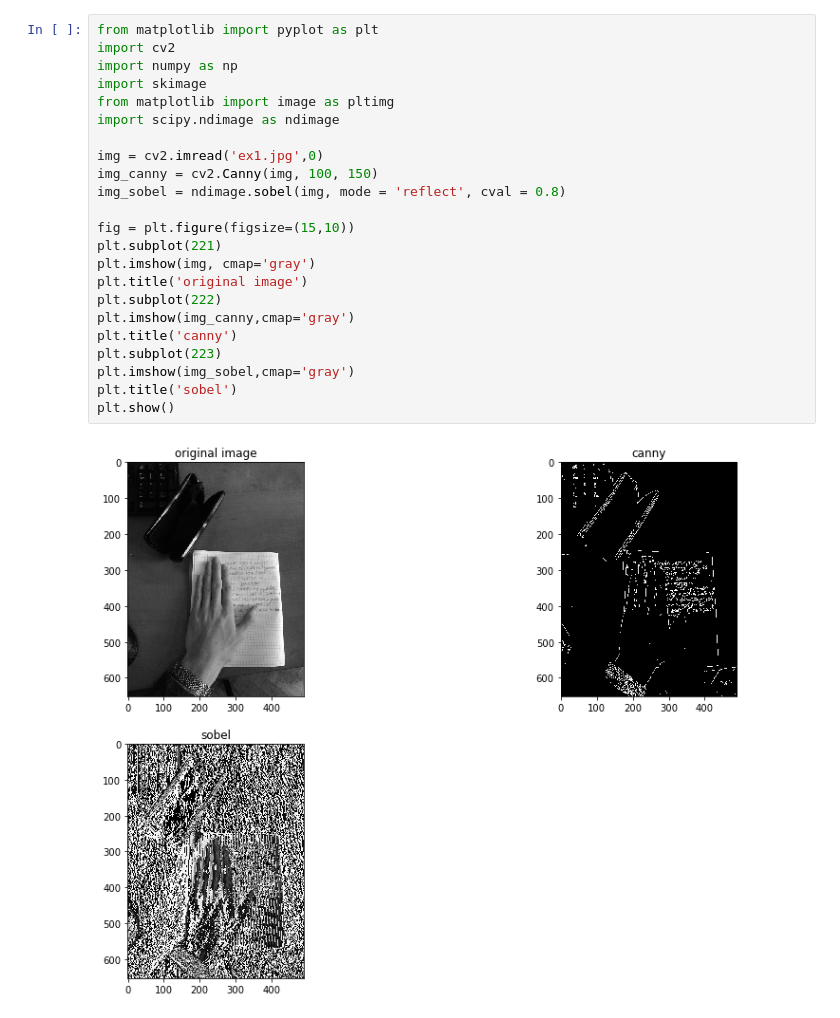
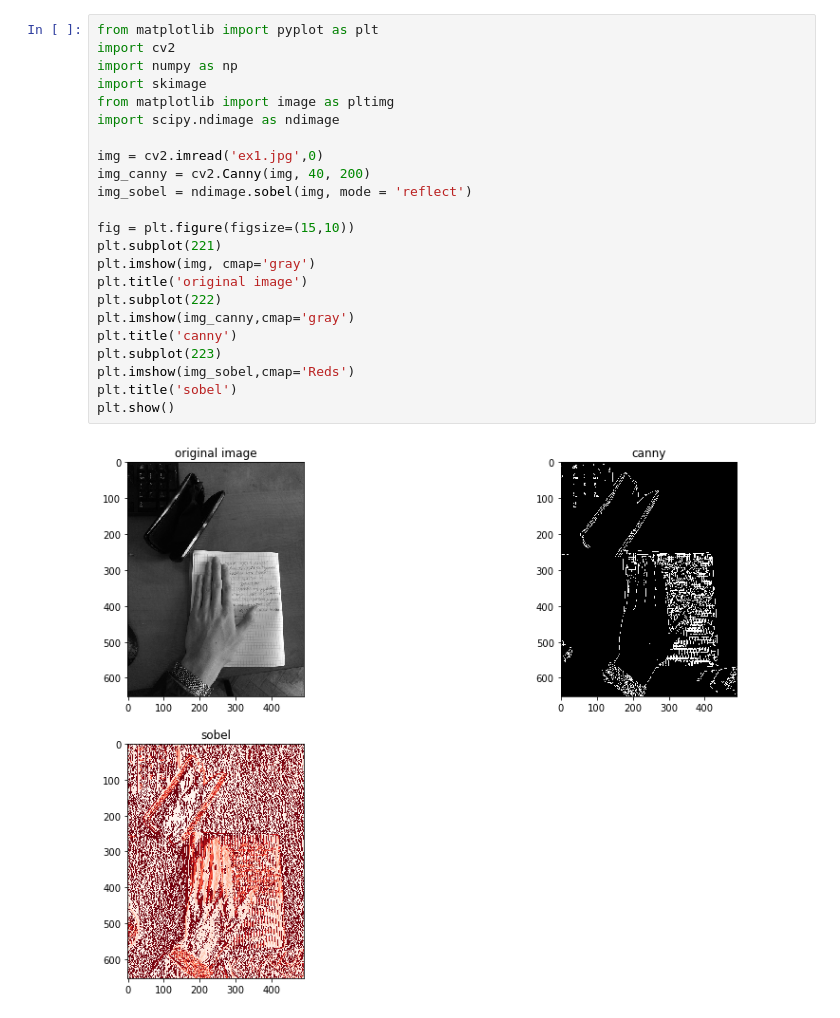
Before and after one commit to BatyrkhanZ/Computer-Vision, a Jupyter notebook: midterm/task 4.ipynb, the cells around one changed output. Cells and saved outputs as stored; diff of their text form.

```diff
--- a/midterm/task 4.ipynb
+++ b/midterm/task 4.ipynb
@@ -1,25 +1,25 @@
 # %%
 from matplotlib import pyplot as plt
 import cv2
 import numpy as np
 import skimage
 from matplotlib import image as pltimg
 import scipy.ndimage as ndimage
 
 img = cv2.imread('ex1.jpg',0)
-img_canny = cv2.Canny(img, 100, 150)
-img_sobel = ndimage.sobel(img, mode = 'reflect', cval = 0.8)
+img_canny = cv2.Canny(img, 40, 200)
+img_sobel = ndimage.sobel(img, mode = 'reflect')
 
 fig = plt.figure(figsize=(15,10))
 plt.subplot(221)
 plt.imshow(img, cmap='gray')
 plt.title('original image')
 plt.subplot(222)
 plt.imshow(img_canny,cmap='gray')
 plt.title('canny')
 plt.subplot(223)
-plt.imshow(img_sobel,cmap='gray')
+plt.imshow(img_sobel,cmap='Reds')
 plt.title('sobel')
 plt.show()
 # %% [output]
-[figure, old version]
+[figure, new version]
```
Also changed, not shown: 2 other files.
